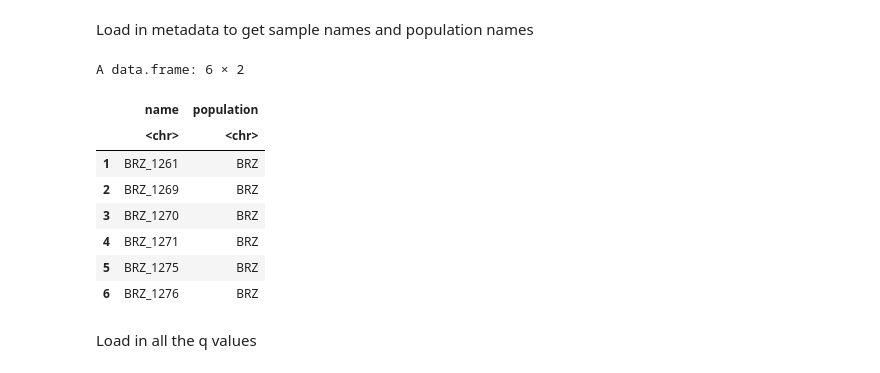
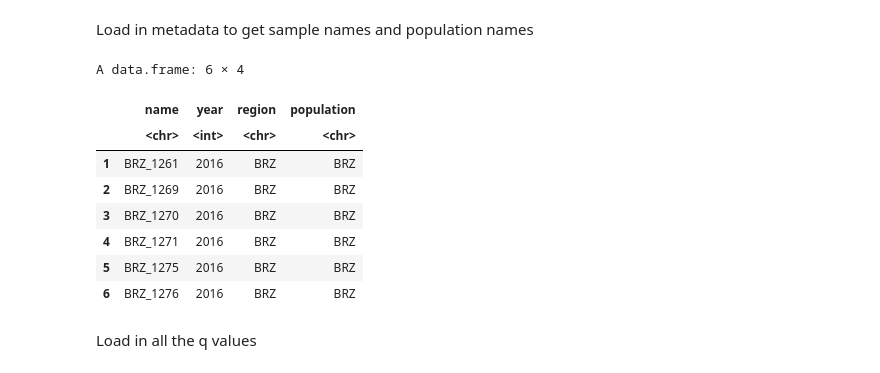
Before and after one commit to pdimens/2022-Tatlanticus_popgen, a Jupyter notebook: faststructure/faststructure.ipynb, the cells around one changed output. Saved outputs shown, nothing was run; the diff lists cells and outputs as text; code cells hidden in the pictures.

```diff
--- a/faststructure/faststructure.ipynb
+++ b/faststructure/faststructure.ipynb
@@ -51,19 +51,19 @@ infiles
 # %% [markdown]
 Load in metadata to get sample names and population names
 # %%
-metadata <- read.csv("../inputfiles/bft.kinrm.strata", header = T)[c(1, 6)]
-names(metadata) <- c("name", "population")
+metadata <- read.csv("../inputfiles/bft.kinrm.strata", header = T)[c(1,2,5,6)]
+names(metadata) <- c("name", "year","region","population")
 head(metadata)
 # %% [output]
-A data.frame: 6 × 2
+A data.frame: 6 × 4
-|  | name | population |
-|  | <chr> | <chr> |
-| 1 | BRZ_1261 | BRZ |
-| 2 | BRZ_1269 | BRZ |
-| 3 | BRZ_1270 | BRZ |
-| 4 | BRZ_1271 | BRZ |
-| 5 | BRZ_1275 | BRZ |
-| 6 | BRZ_1276 | BRZ |
+|  | name | year | region | population |
+|  | <chr> | <int> | <chr> | <chr> |
+| 1 | BRZ_1261 | 2016 | BRZ | BRZ |
+| 2 | BRZ_1269 | 2016 | BRZ | BRZ |
+| 3 | BRZ_1270 | 2016 | BRZ | BRZ |
+| 4 | BRZ_1271 | 2016 | BRZ | BRZ |
+| 5 | BRZ_1275 | 2016 | BRZ | BRZ |
+| 6 | BRZ_1276 | 2016 | BRZ | BRZ |
 # %% [markdown]
 Load in all the q values
 # %%
```
Also changed, not shown: parts of 14 cells of this notebook, 2 other files.
